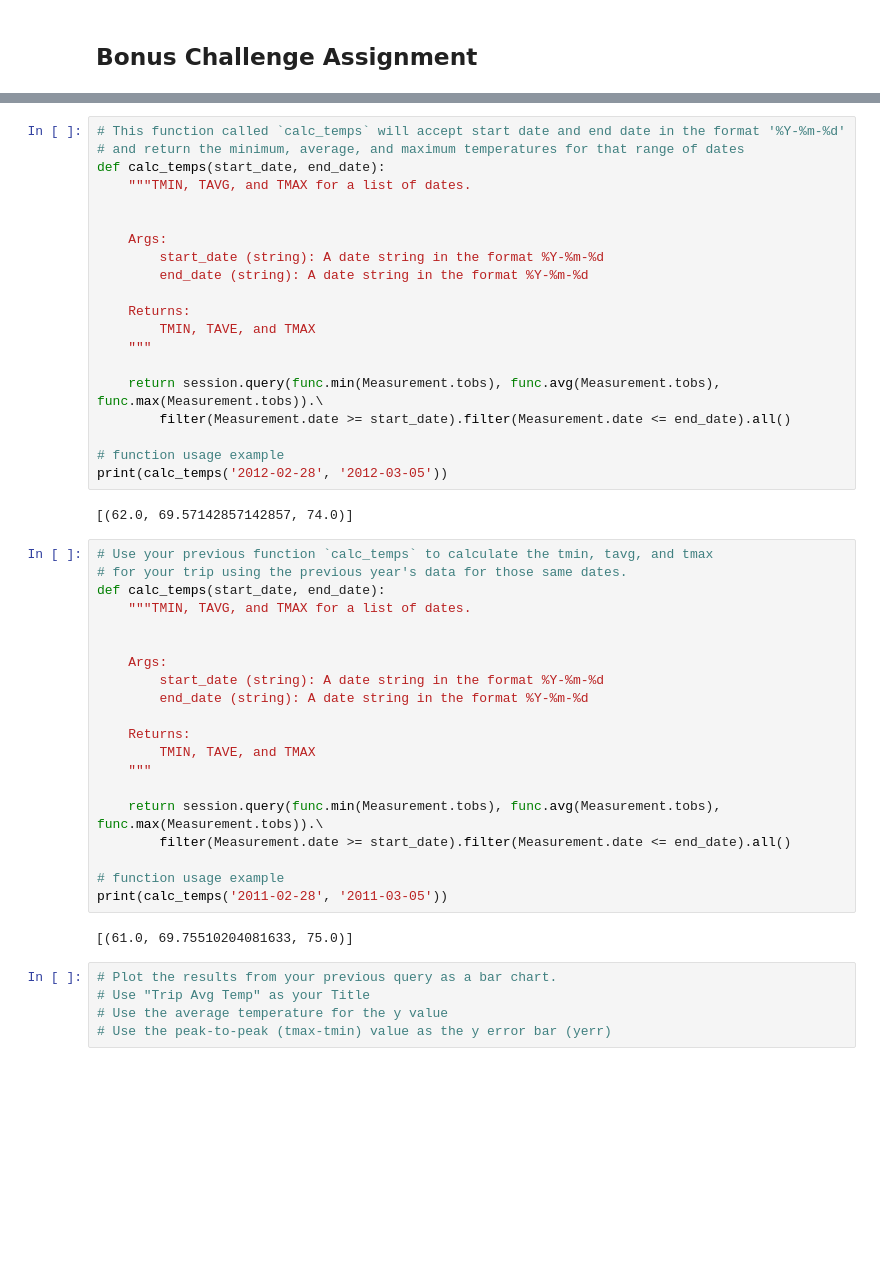
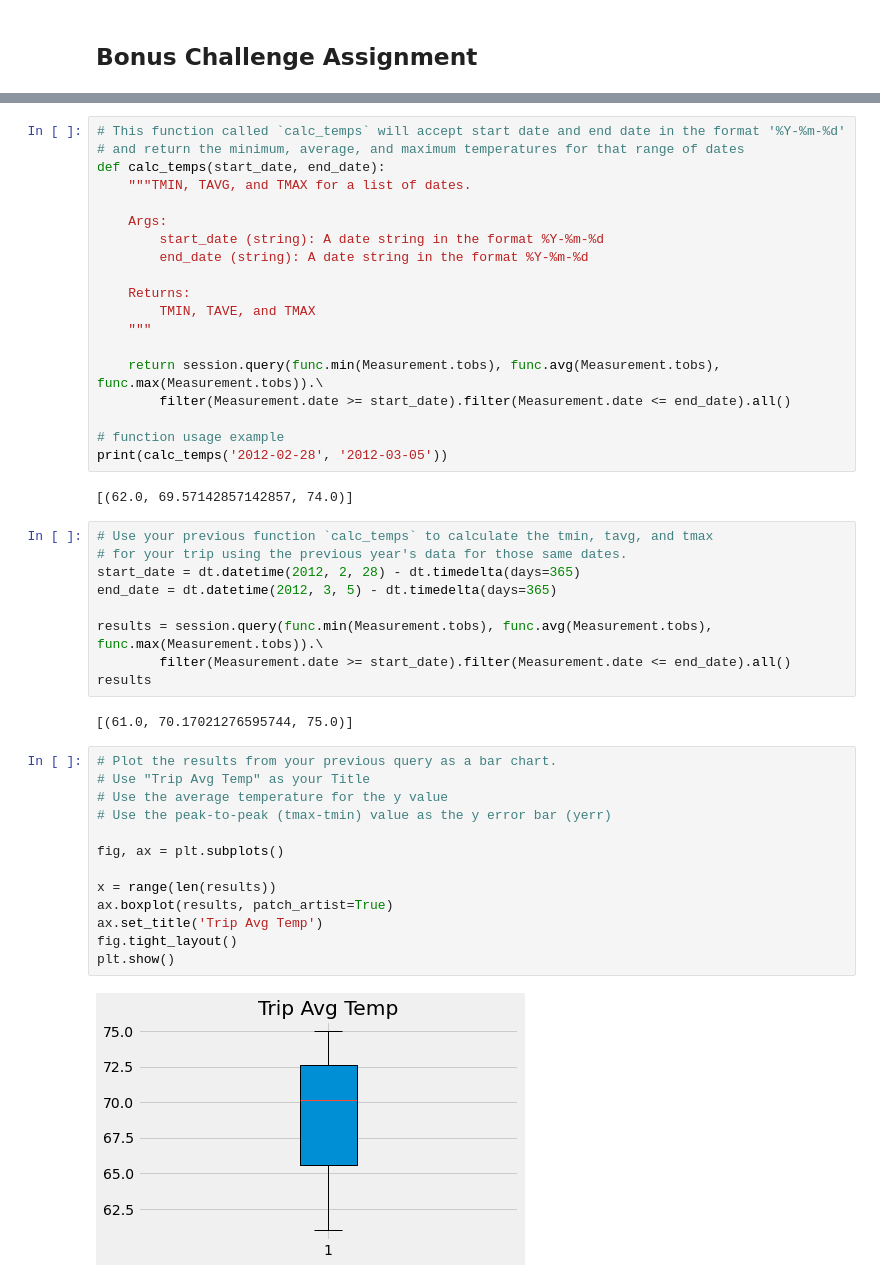
Before and after one commit to AdrianaCieslak/sqlalchemy-challenge, a Jupyter notebook: climate_starter.ipynb, the cells around one changed output, grey strips where cells are left out. Cells and saved outputs as stored; diff of their text form; blank space fills up the shorter version.

```diff
--- a/climate_starter.ipynb
+++ b/climate_starter.ipynb
@@ -182,7 +214,6 @@ temp_df.plot(kind='hist')
 # and return the minimum, average, and maximum temperatures for that range of dates
 def calc_temps(start_date, end_date):
     """TMIN, TAVG, and TMAX for a list of dates.
-
 
     Args:
         start_date (string): A date string in the format %Y-%m-%d
@@ -202,27 +233,26 @@ print(calc_temps('2012-02-28', '2012-03-05'))
 # %%
 # Use your previous function `calc_temps` to calculate the tmin, tavg, and tmax
 # for your trip using the previous year's data for those same dates.
-def calc_temps(start_date, end_date):
-    """TMIN, TAVG, and TMAX for a list of dates.
+start_date = dt.datetime(2012, 2, 28) - dt.timedelta(days=365)
+end_date = dt.datetime(2012, 3, 5) - dt.timedelta(days=365)
 
-
-    Args:
-        start_date (string): A date string in the format %Y-%m-%d
-        end_date (string): A date string in the format %Y-%m-%d
-
-    Returns:
-        TMIN, TAVE, and TMAX
-    """
-
-    return session.query(func.min(Measurement.tobs), func.avg(Measurement.tobs), func.max(Measurement.tobs)).\
+results = session.query(func.min(Measurement.tobs), func.avg(Measurement.tobs), func.max(Measurement.tobs)).\
         filter(Measurement.date >= start_date).filter(Measurement.date <= end_date).all()
-
-# function usage example
-print(calc_temps('2011-02-28', '2011-03-05'))
+results
 # %% [output]
-[(61.0, 69.75510204081633, 75.0)]
+[(61.0, 70.17021276595744, 75.0)]
 # %%
 # Plot the results from your previous query as a bar chart.
 # Use "Trip Avg Temp" as your Title
 # Use the average temperature for the y value
 # Use the peak-to-peak (tmax-tmin) value as the y error bar (yerr)
+
+fig, ax = plt.subplots()
+
+x = range(len(results))
+ax.boxplot(results, patch_artist=True)
+ax.set_title('Trip Avg Temp')
+fig.tight_layout()
+plt.show()
+# %% [output]
+[figure, added]
```
Also changed, not shown: parts of 16 cells of this notebook, 1 other file.
